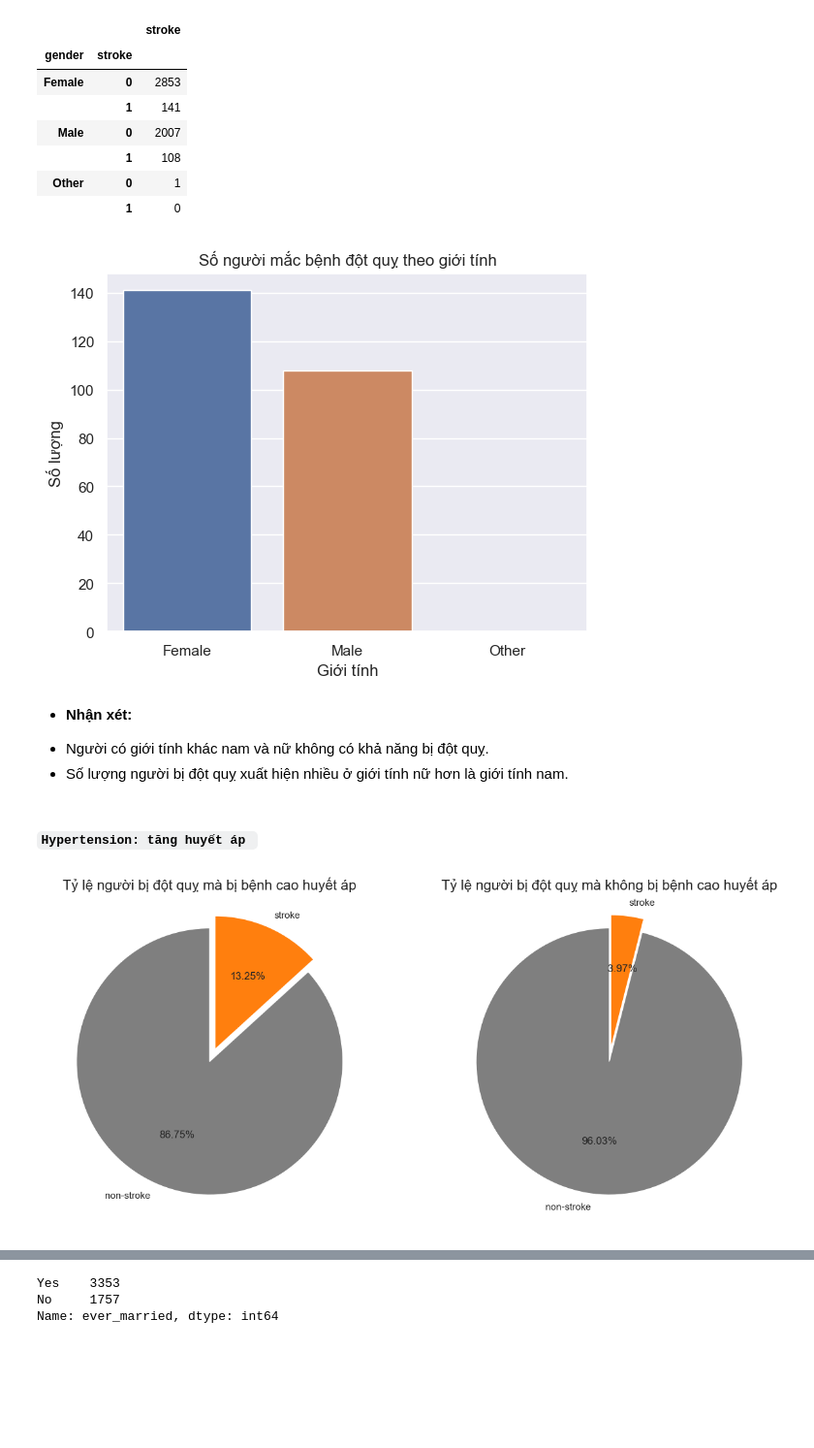
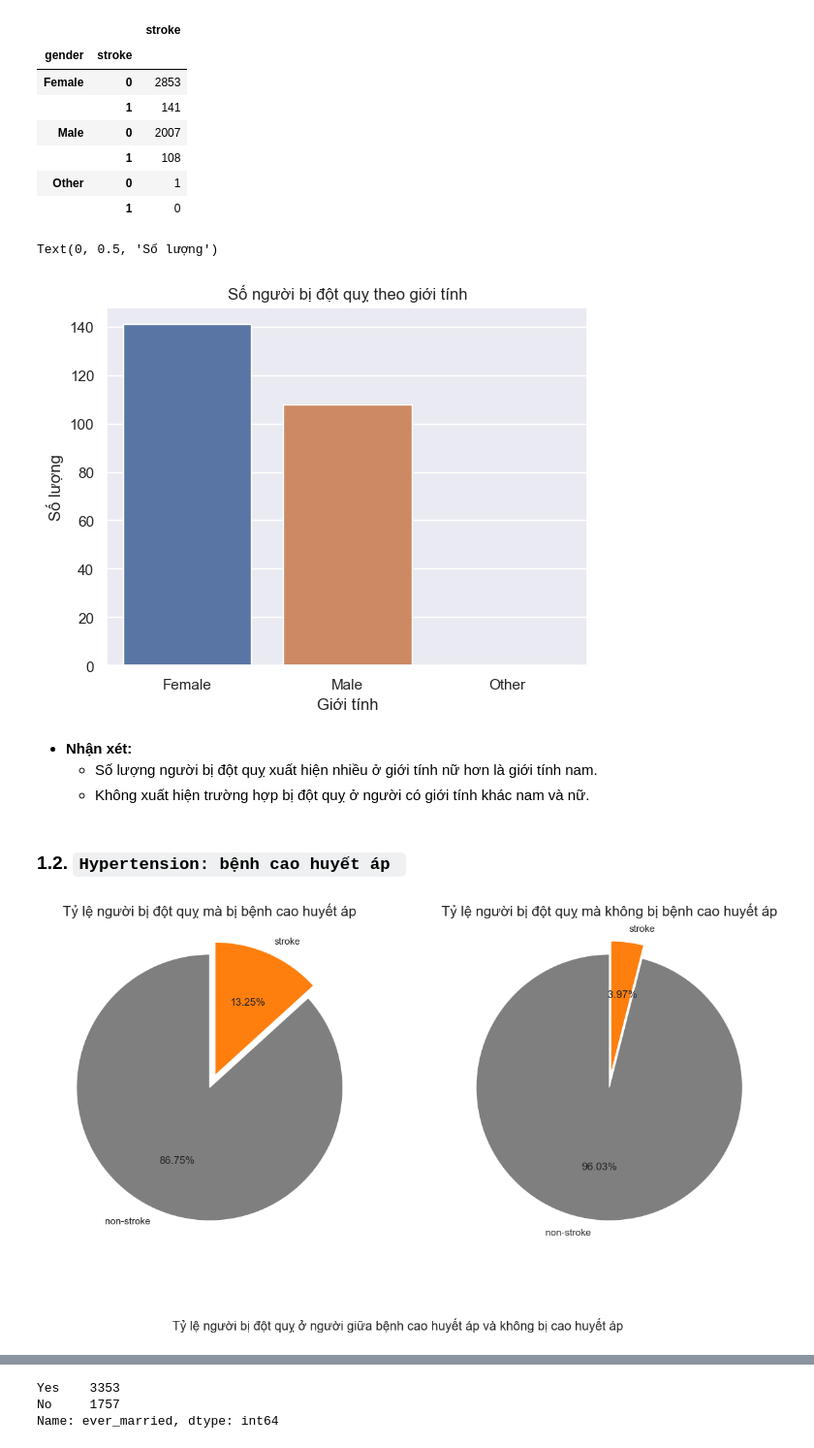
Before and after one commit to mnnam1302/Healthcare_Stroke, a Jupyter notebook: healthcare_stroke.ipynb, the cells around one changed output, grey strips where cells are left out. Shown at 97% size. Saved outputs shown, nothing was run; the diff lists cells and outputs as text; code cells hidden in the pictures; blank space fills up the shorter version.

```diff
--- a/healthcare_stroke.ipynb
+++ b/healthcare_stroke.ipynb
@@ -335,38 +342,40 @@ patient_df.groupby('gender')['stroke'].value_counts().to_frame()
 people_by_stroke = patient_df.loc[(patient_df.stroke == 1),('stroke','gender')]
 # %%
 sns.countplot(data=people_by_stroke, x='gender')
-plt.title("Số người mắc bệnh đột quỵ theo giới tính")
+plt.title("Số người bị đột quỵ theo giới tính")
 plt.xlabel("Giới tính")
-plt.ylabel("Số lượng");
+plt.ylabel("Số lượng")
 # %% [output]
+Text(0, 0.5, 'Số lượng')
-[figure, old version]
+[figure, new version]
 # %% [markdown]
 * **Nhận xét:**
-- Người có giới tính khác nam và nữ không có khả năng bị đột quỵ.
-- Số lượng người bị đột quỵ xuất hiện nhiều ở giới tính nữ hơn là giới tính nam.
+  - Số lượng người bị đột quỵ xuất hiện nhiều ở giới tính nữ hơn là giới tính nam.
+  - Không xuất hiện trường hợp bị đột quỵ ở người có giới tính khác nam và nữ.
 # %% [markdown]
-#### `Hypertension: tăng huyết áp `
+### 1.2. `Hypertension: bệnh cao huyết áp `
 # %%
 fig = plt.figure(figsize=(15,8))
+fig.supxlabel('Tỷ lệ người bị đột quỵ ở người giữa bệnh cao huyết áp và không bị cao huyết áp')
 labels = 'non-stroke', 'stroke'
 explode = (0, 0.1)
 
 hpt_df=patient_df.groupby(['hypertension'])
 
 hpt1_df=hpt_df.get_group(1)
 stroke_hpt1_df=hpt1_df['stroke'].value_counts()
 sizes1= np.asarray(stroke_hpt1_df).flatten()
 
 hpt0_df=hpt_df.get_group(0)
 stroke_hpt0_df=hpt0_df['stroke'].value_counts()
 sizes0 = np.asarray(stroke_hpt0_df).flatten()
 
 ax1 = plt.subplot2grid((1,2),(0,0))
 plt.pie(sizes1, explode=explode, labels=labels,autopct='%2.2f%%', startangle=90,colors=('tab:gray','tab:orange'))
 plt.title('Tỷ lệ người bị đột quỵ mà bị bệnh cao huyết áp', fontsize=16)
 
 ax1 = plt.subplot2grid((1,2),(0,1))
 plt.pie(sizes0, explode=explode, labels=labels,autopct='%5.2f%%', startangle=90,colors=('tab:gray','tab:orange'))
 plt.title('Tỷ lệ người bị đột quỵ mà không bị bệnh cao huyết áp', fontsize=16);
 # %% [output]
-[figure, old version]
+[figure, new version]
```
Also changed, not shown: parts of 112 cells of this notebook.
